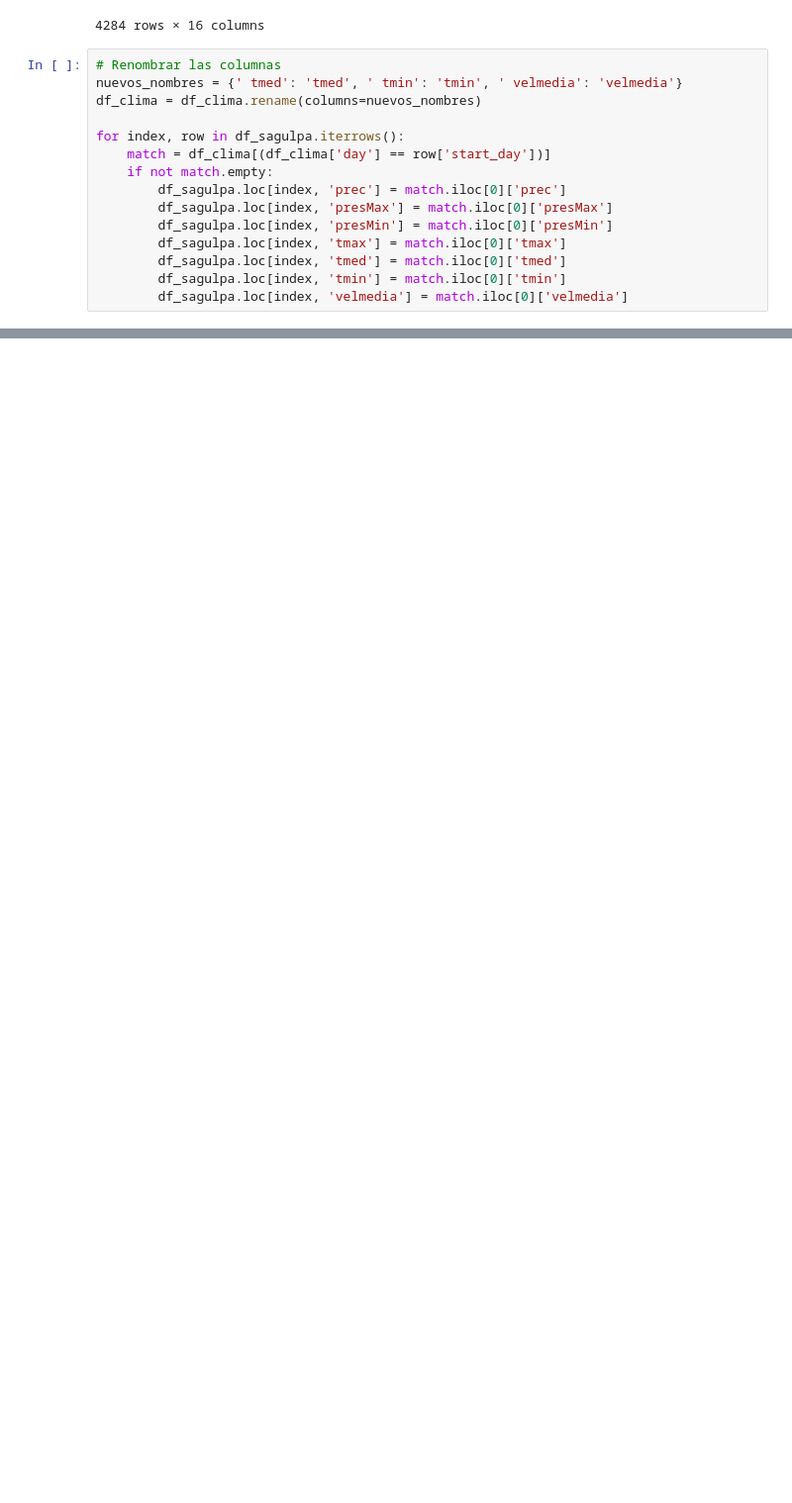
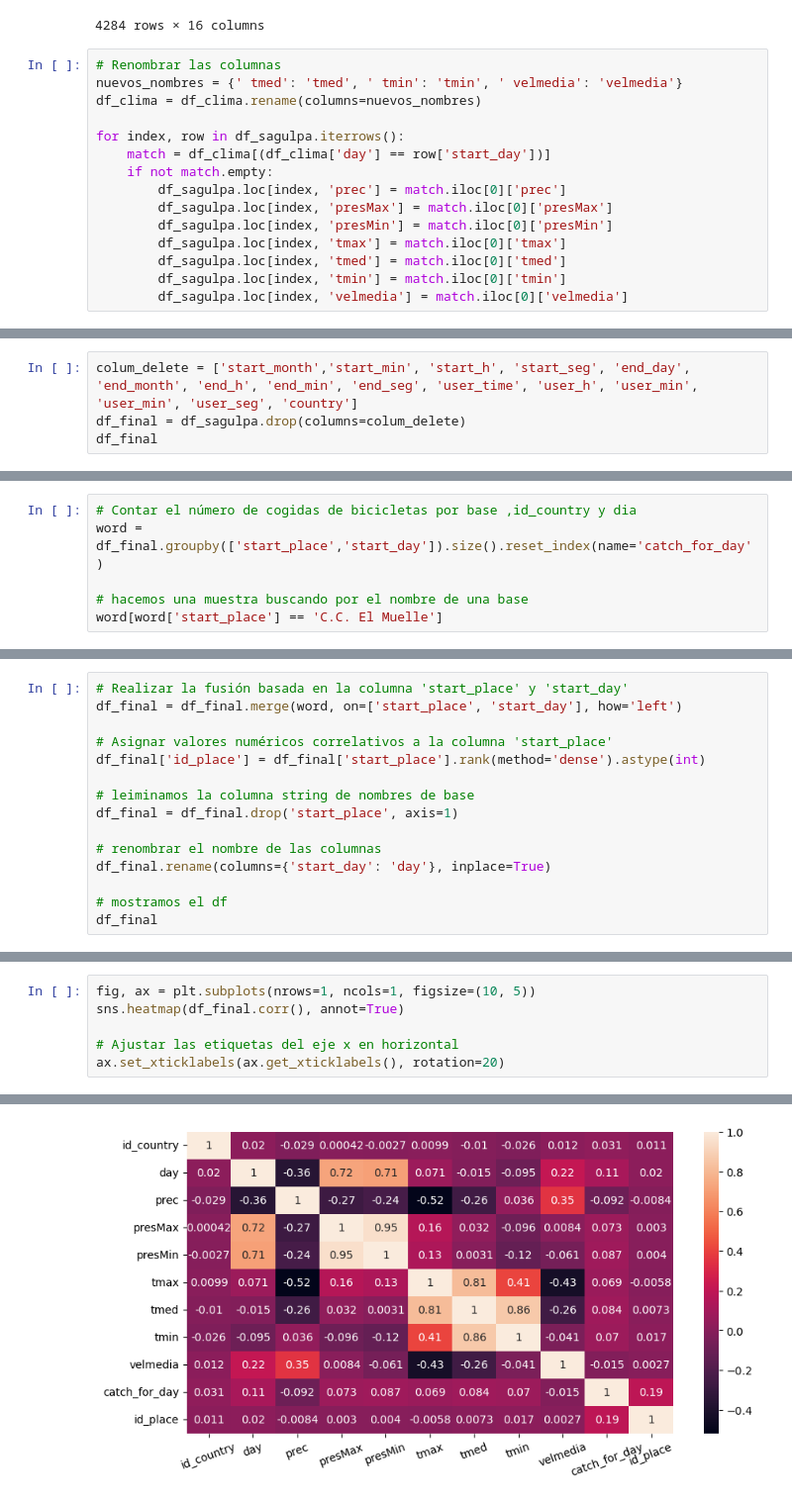
Before and after one commit to pablopuch/sagulpa_final, a Jupyter notebook: sagulpa.ipynb, the cells around one changed output, grey strips where cells are left out. Shown at 99% size. Cells and saved outputs as stored; diff of their text form; blank space fills up the shorter version.

```diff
--- a/sagulpa.ipynb
+++ b/sagulpa.ipynb
@@ -97,0 +131,4 @@ df_sagulpa
+# %%
+colum_delete = ['start_month','start_min', 'start_h', 'start_seg', 'end_day', 'end_month', 'end_h', 'end_min', 'end_seg', 'user_time', 'user_h', 'user_min', 'user_min', 'user_seg', 'country']
+df_final = df_sagulpa.drop(columns=colum_delete)
+df_final
@@ -97,0 +149,6 @@ df_sagulpa
+# %%
+# Contar el número de cogidas de bicicletas por base ,id_country y dia
+word = df_final.groupby(['start_place','start_day']).size().reset_index(name='catch_for_day')
+
+# hacemos una muestra buscando por el nombre de una base
+word[word['start_place'] == 'C.C. El Muelle']
@@ -97,0 +173,15 @@ df_sagulpa
+# %%
+# Realizar la fusión basada en la columna 'start_place' y 'start_day'
+df_final = df_final.merge(word, on=['start_place', 'start_day'], how='left')
+
+# Asignar valores numéricos correlativos a la columna 'start_place'
+df_final['id_place'] = df_final['start_place'].rank(method='dense').astype(int)
+
+# leiminamos la columna string de nombres de base
+df_final = df_final.drop('start_place', axis=1)
+
+# renombrar el nombre de las columnas
+df_final.rename(columns={'start_day': 'day'}, inplace=True)
+
+# mostramos el df
+df_final
@@ -97,0 +202,7 @@ df_sagulpa
+# %%
+fig, ax = plt.subplots(nrows=1, ncols=1, figsize=(10, 5))
+sns.heatmap(df_final.corr(), annot=True)
+
+# Ajustar las etiquetas del eje x en horizontal
+ax.set_xticklabels(ax.get_xticklabels(), rotation=20)
+# %% [output]
@@ -97,0 +220 @@ df_sagulpa
+[figure, added]
```
Also changed, not shown: parts of 19 cells of this notebook, 3 other files.
